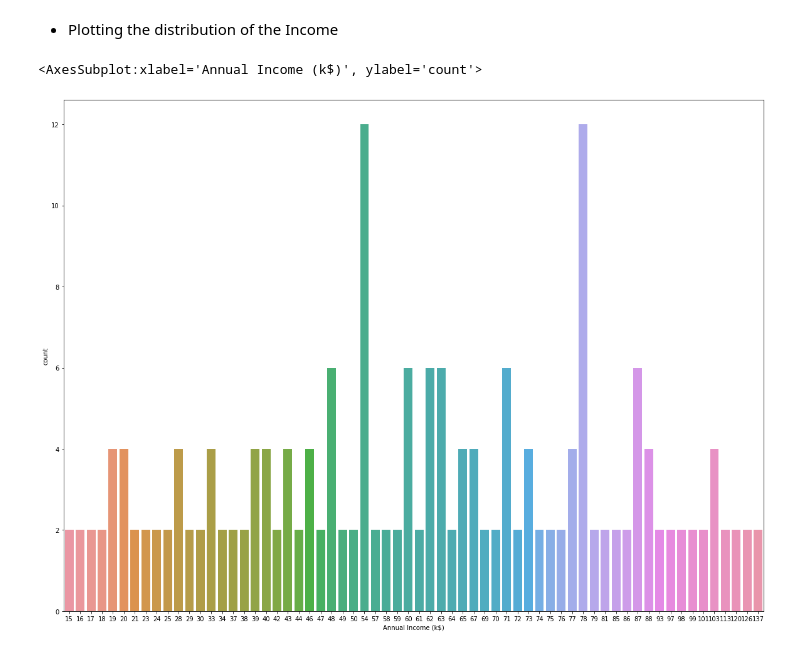
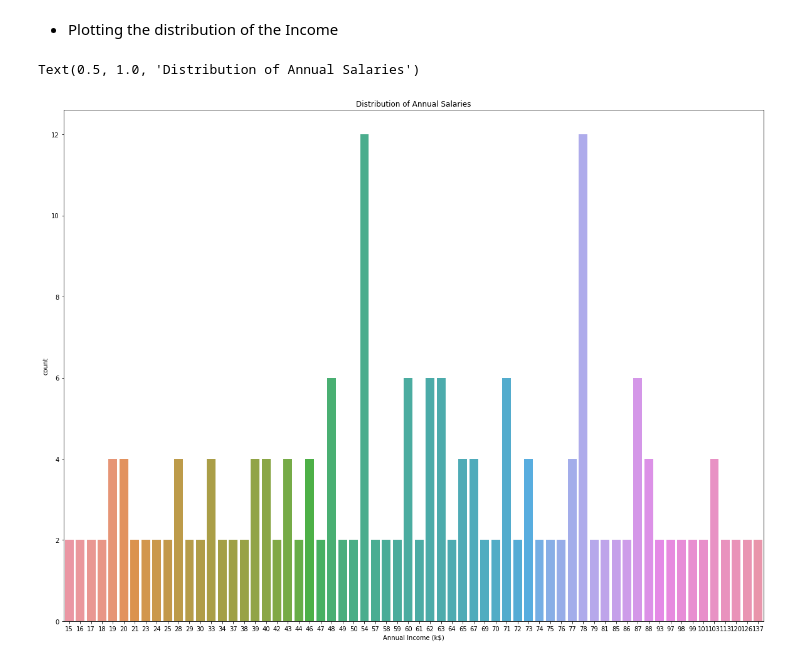
Before and after one commit to Naveen-Karanamu/Customer-Segmentation, a Jupyter notebook: main.ipynb, the cells around one changed output. Saved outputs shown, nothing was run; the diff lists cells and outputs as text; code cells hidden in the pictures.

```diff
--- a/main.ipynb
+++ b/main.ipynb
@@ -110,6 +114,7 @@ No.of Females visit the mall mostly when compared to men
 # %%
 plt.figure(figsize=(20,15))
 sns.countplot(data=df,x="Annual Income (k$)")
+plt.title("Distribution of Annual Salaries")
 # %% [output]
-<AxesSubplot:xlabel='Annual Income (k$)', ylabel='count'>
+Text(0.5, 1.0, 'Distribution of Annual Salaries')
-[figure, old version]
+[figure, new version]
```
Also changed, not shown: parts of 2 cells of this notebook.
